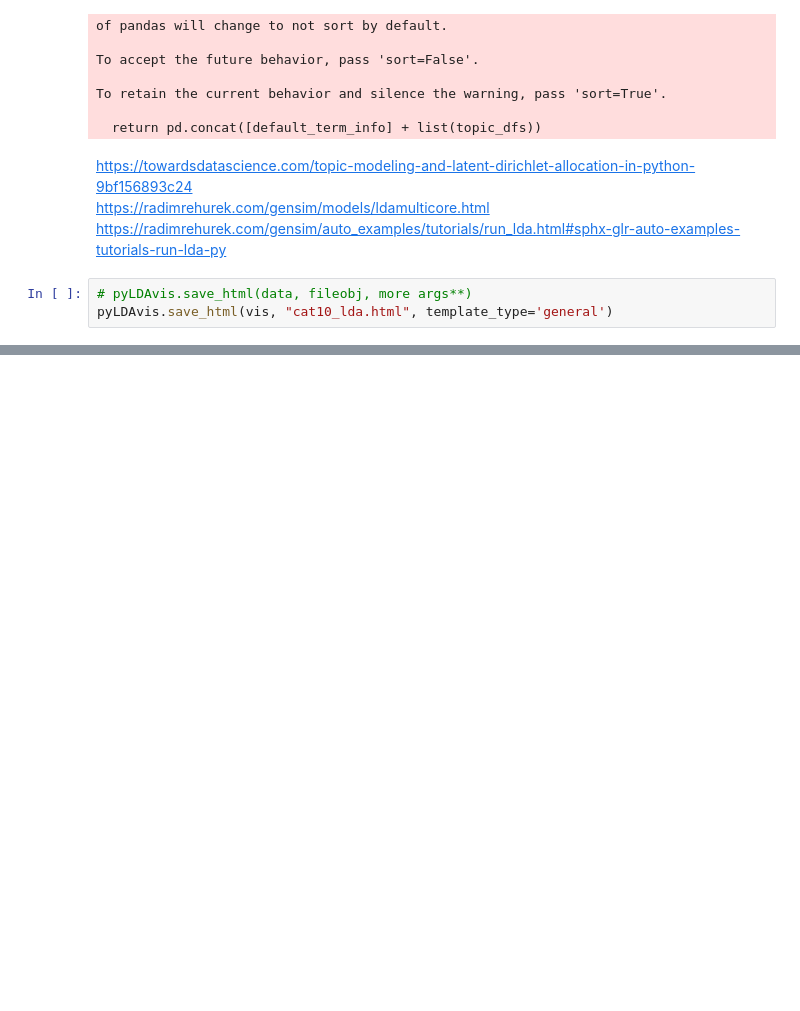
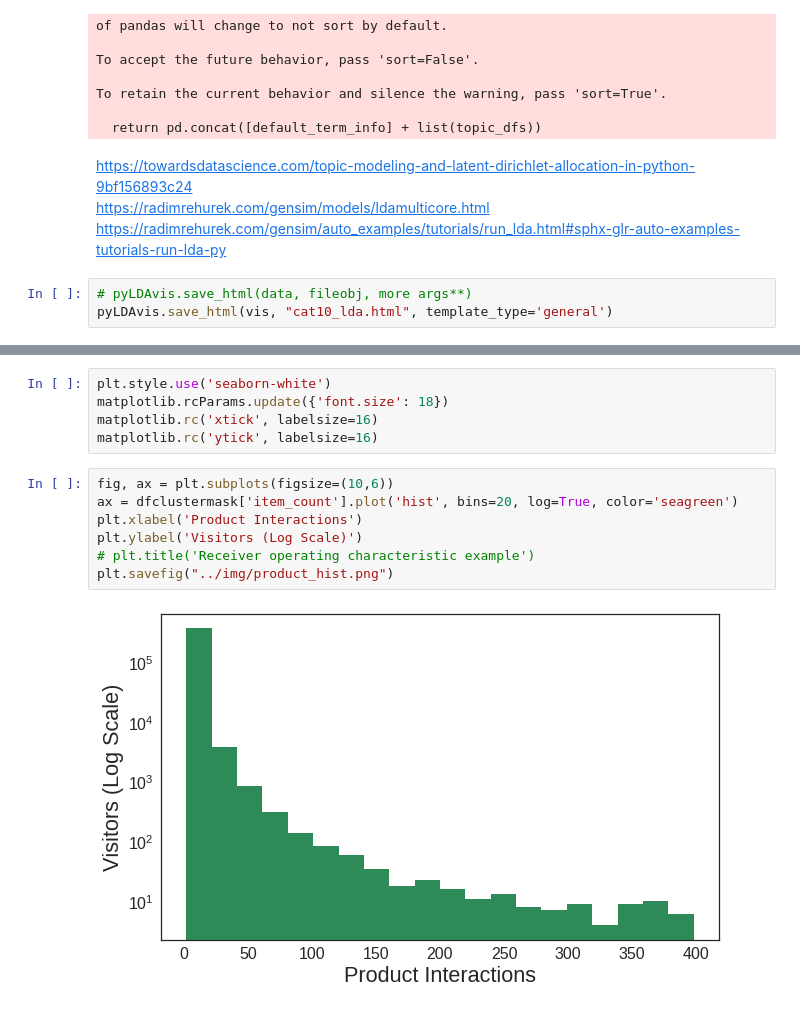
Before and after one commit to truejimfrank/WebCustomerFingerprints, a Jupyter notebook: notebooks/events_process.ipynb, the cells around one changed output, grey strips where cells are left out. Drawn from its saved outputs; the diff is of its cells as text; blank space fills up the shorter version.

```diff
--- a/notebooks/events_process.ipynb
+++ b/notebooks/events_process.ipynb
@@ -234,3 +266,17 @@ pyLDAvis.save_html(vis, "cat10_lda.html", template_type='general')
 pyLDAvis.display(vis)
 # %% [output]
 [interactive output not drawn]
+# %%
+plt.style.use('seaborn-white')
+matplotlib.rcParams.update({'font.size': 18})
+matplotlib.rc('xtick', labelsize=16)
+matplotlib.rc('ytick', labelsize=16)
+# %%
+fig, ax = plt.subplots(figsize=(10,6))
+ax = dfclustermask['item_count'].plot('hist', bins=20, log=True, color='seagreen')
+plt.xlabel('Product Interactions')
+plt.ylabel('Visitors (Log Scale)')
+# plt.title('Receiver operating characteristic example')
+plt.savefig("../img/product_hist.png")
+# %% [output]
+[figure, added]
```
Also changed, not shown: parts of 8 cells of this notebook, 3 other files.
